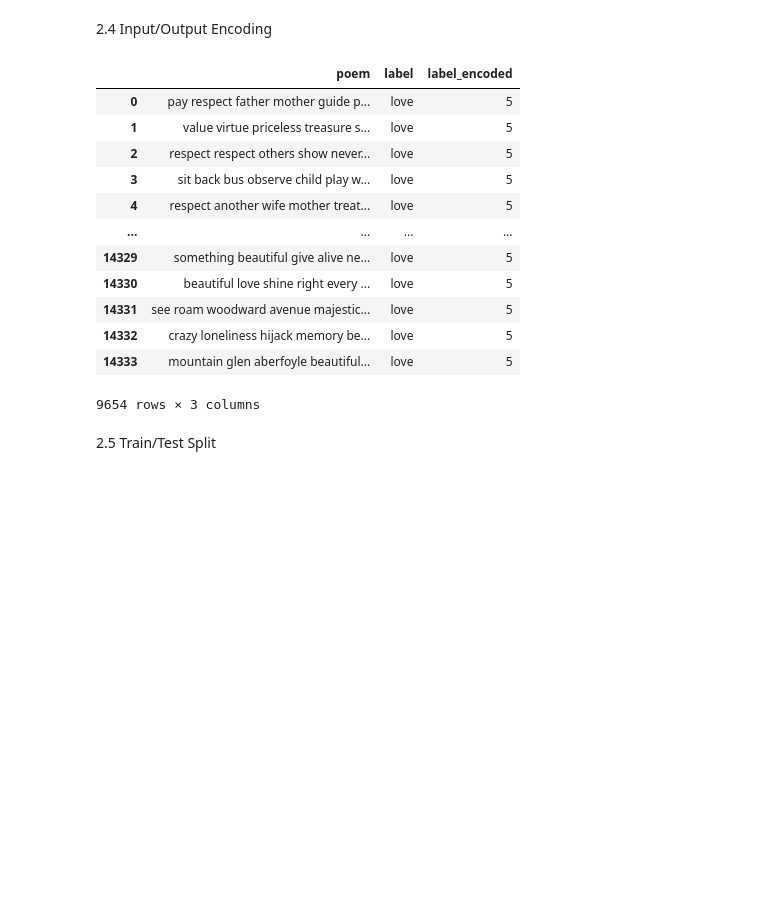
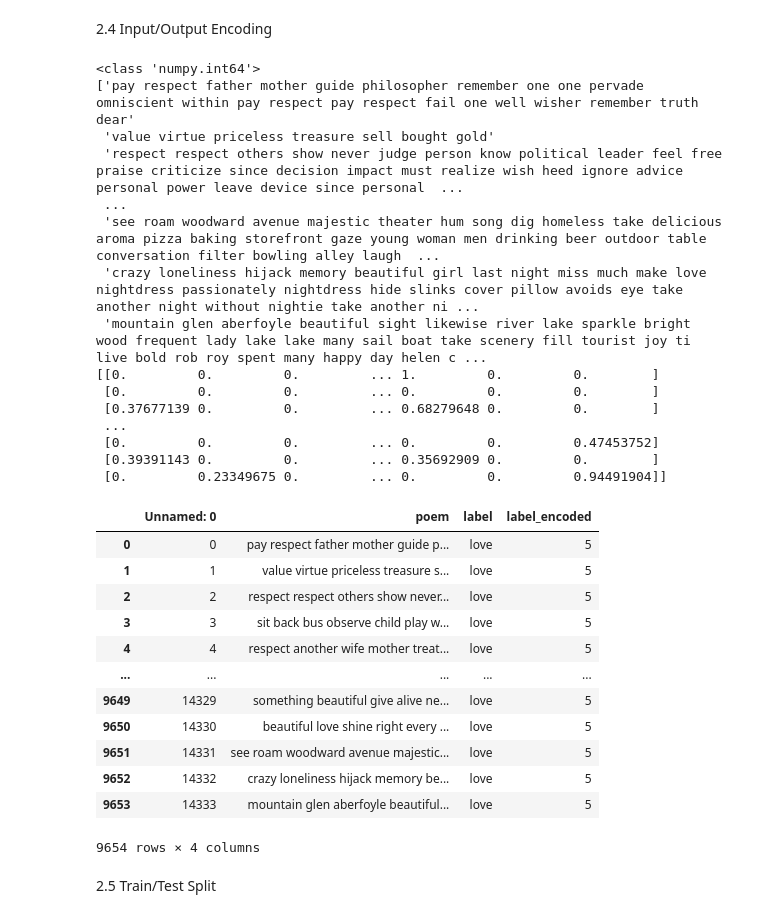
Before and after one commit to Thikkar/PoetryMood, a Jupyter notebook: MusicGenerator.ipynb, the cells around one changed output. Cells and saved outputs as stored; diff of their text form; code cells hidden in the pictures; blank space fills up the shorter version.

```diff
--- a/MusicGenerator.ipynb
+++ b/MusicGenerator.ipynb
@@ -341,29 +343,45 @@ Text(0.5, 1.0, 'Frequency Distribution of Labels')
 # %%
 # Label Encoder - [1 sec]
 enc = LabelEncoder()
 poems_classifier_df["label_encoded"] = enc.fit_transform( poems_classifier_df["label"] )
 
 # TF-IDF - [2 sec]
-X, y = poems_classifier_df["poem"].values, poems_classifier_df["label_encoded"].values
+X, y = poems_classifier_df["poem"].values.astype("U"), poems_classifier_df["label_encoded"].values
 
 vectorizer = TfidfVectorizer(max_features=5000)
 X_vectorized = vectorizer.fit_transform(X).toarray()
 
+
 poems_classifier_df
 # %% [output]
+<class 'numpy.int64'>
+['pay respect father mother guide philosopher remember one one pervade omniscient within pay respect pay respect fail one well wisher remember truth dear'
+ 'value virtue priceless treasure sell bought gold'
+ 'respect respect others show never judge person know political leader feel free praise criticize since decision impact must realize wish heed ignore advice personal power leave device since personal  ...
+ ...
+ 'see roam woodward avenue majestic theater hum song dig homeless take delicious aroma pizza baking storefront gaze young woman men drinking beer outdoor table conversation filter bowling alley laugh  ...
+ 'crazy loneliness hijack memory beautiful girl last night miss much make love nightdress passionately nightdress hide slinks cover pillow avoids eye take another night without nightie take another ni ...
+ 'mountain glen aberfoyle beautiful sight likewise river lake sparkle bright wood frequent lady lake lake many sail boat take scenery fill tourist joy ti live bold rob roy spent many happy day helen c ...
+[[0.         0.         0.         ... 1.         0.         0.        ]
+ [0.         0.         0.         ... 0.         0.         0.        ]
+ [0.37677139 0.         0.         ... 0.68279648 0.         0.        ]
+ ...
+ [0.         0.         0.         ... 0.         0.         0.47453752]
+ [0.39391143 0.         0.         ... 0.35692909 0.         0.        ]
+ [0.         0.23349675 0.         ... 0.         0.         0.94491904]]
-|  | poem | label | label_encoded |
-| 0 | pay respect father mother guide p... | love | 5 |
-| 1 | value virtue priceless treasure s... | love | 5 |
-| 2 | respect respect others show never... | love | 5 |
-| 3 | sit back bus observe child play w... | love | 5 |
-| 4 | respect another wife mother treat... | love | 5 |
-| ... | ... | ... | ... |
-| 14329 | something beautiful give alive ne... | love | 5 |
-| 14330 | beautiful love shine right every ... | love | 5 |
-| 14331 | see roam woodward avenue majestic... | love | 5 |
-| 14332 | crazy loneliness hijack memory be... | love | 5 |
-| 14333 | mountain glen aberfoyle beautiful... | love | 5 |
+|  | Unnamed: 0 | poem | label | label_encoded |
+| 0 | 0 | pay respect father mother guide p... | love | 5 |
+| 1 | 1 | value virtue priceless treasure s... | love | 5 |
+| 2 | 2 | respect respect others show never... | love | 5 |
+| 3 | 3 | sit back bus observe child play w... | love | 5 |
+| 4 | 4 | respect another wife mother treat... | love | 5 |
+| ... | ... | ... | ... | ... |
+| 9649 | 14329 | something beautiful give alive ne... | love | 5 |
+| 9650 | 14330 | beautiful love shine right every ... | love | 5 |
+| 9651 | 14331 | see roam woodward avenue majestic... | love | 5 |
+| 9652 | 14332 | crazy loneliness hijack memory be... | love | 5 |
+| 9653 | 14333 | mountain glen aberfoyle beautiful... | love | 5 |
-9654 rows × 3 columns
+9654 rows × 4 columns
 # %% [markdown]
 2.5 Train/Test Split
 # %%
```
Also changed, not shown: parts of 1 cell of this notebook.
